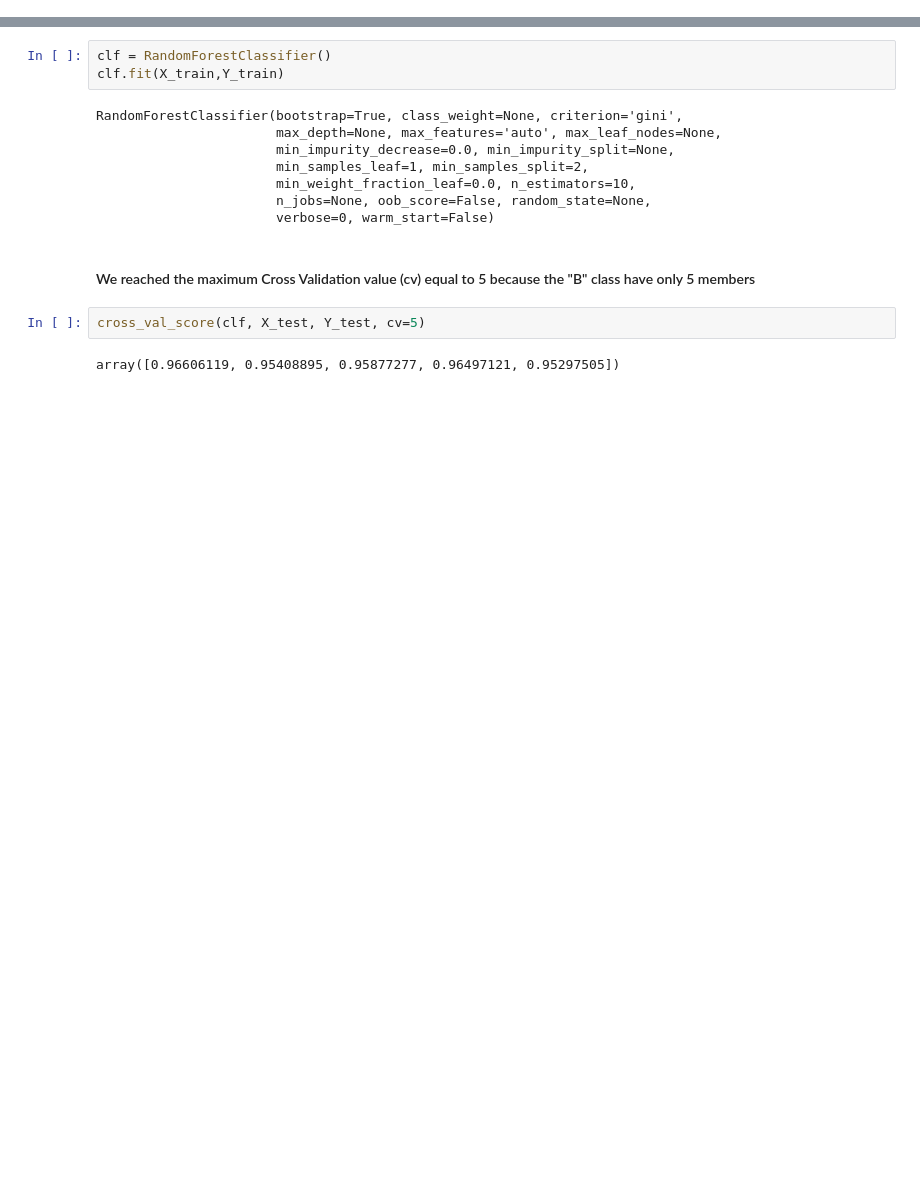
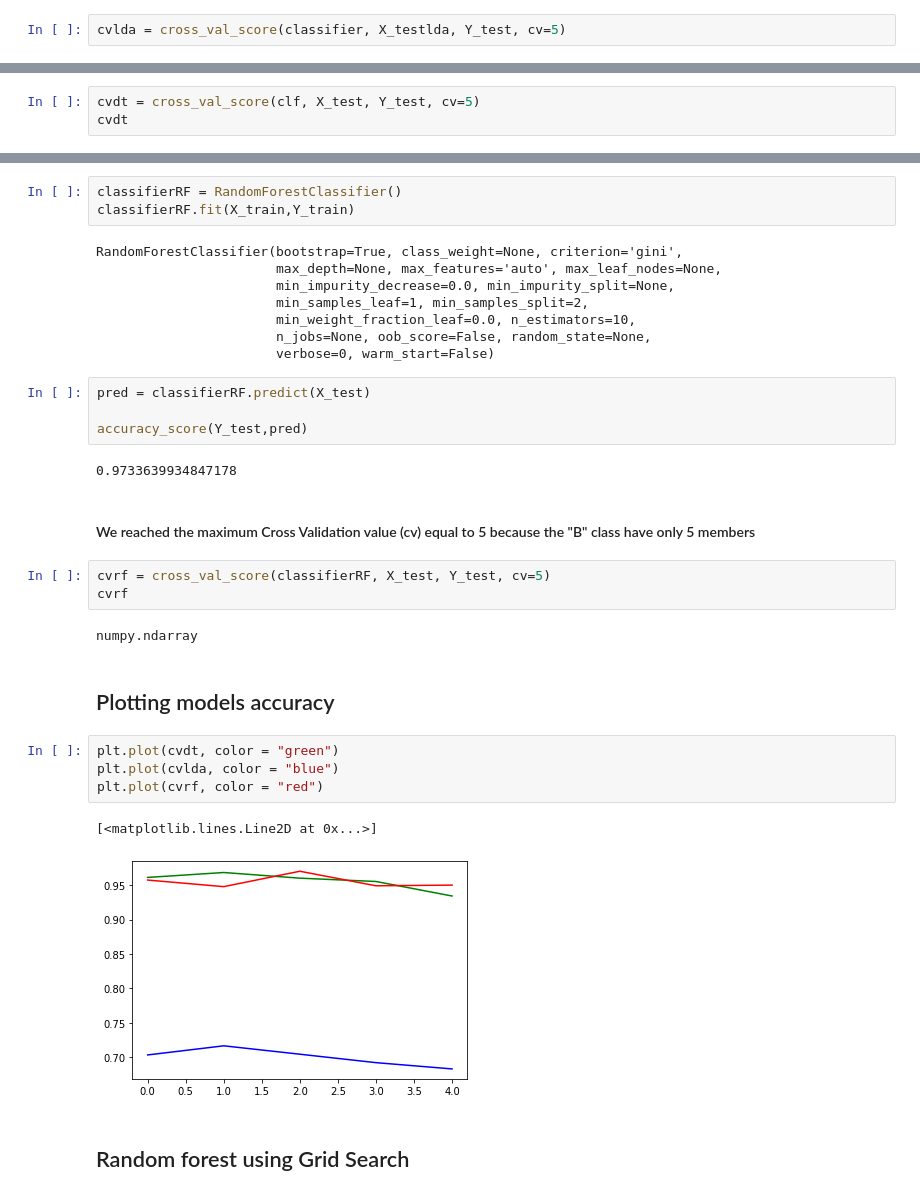
Before and after one commit to Nelo781/Project-Python-A4, a Jupyter notebook: Projet final/Code.py.ipynb, the cells around one changed output, grey strips where cells are left out. Cells and saved outputs as stored; diff of their text form; blank space fills up the shorter version.

```diff
--- a/Projet final/Code.py.ipynb
+++ b/Projet final/Code.py.ipynb
@@ -79,0 +116,2 @@ sns.heatmap(X_train.corr())
+# %%
+cvlda = cross_val_score(classifier, X_testlda, Y_test, cv=5)
@@ -79,0 +131,3 @@ sns.heatmap(X_train.corr())
+# %%
+cvdt = cross_val_score(clf, X_test, Y_test, cv=5)
+cvdt
@@ -80,6 +138,6 @@ sns.heatmap(X_train.corr())
 # %%
-clf = RandomForestClassifier()
-clf.fit(X_train,Y_train)
+classifierRF = RandomForestClassifier()
+classifierRF.fit(X_train,Y_train)
 # %% [output]
 RandomForestClassifier(bootstrap=True, class_weight=None, criterion='gini',
                        max_depth=None, max_features='auto', max_leaf_nodes=None,
@@ -88,11 +146,29 @@ RandomForestClassifier(bootstrap=True, class_weight=None, criterion='gini',
                        min_weight_fraction_leaf=0.0, n_estimators=10,
                        n_jobs=None, oob_score=False, random_state=None,
                        verbose=0, warm_start=False)
+# %%
+pred = classifierRF.predict(X_test)
+
+accuracy_score(Y_test,pred)
+# %% [output]
+0.9733639934847178
 # %% [markdown]
 ####  We reached the maximum Cross Validation value (cv) equal to 5 because the "B" class have only 5 members
 # %%
-cross_val_score(clf, X_test, Y_test, cv=5)
+cvrf = cross_val_score(classifierRF, X_test, Y_test, cv=5)
+cvrf
 # %% [output]
-array([0.96606119, 0.95408895, 0.95877277, 0.96497121, 0.95297505])
+numpy.ndarray
+# %% [markdown]
+## Plotting models accuracy
+# %%
+plt.plot(cvdt, color = "green")
+plt.plot(cvlda, color = "blue")
+plt.plot(cvrf, color = "red")
+# %% [output]
+[<matplotlib.lines.Line2D at 0x...>]
+[figure, added]
+# %% [markdown]
+## Random forest using Grid Search
 # %%
 param_grid = {'bootstrap': [True, False],
```
Also changed, not shown: parts of 25 cells of this notebook.
